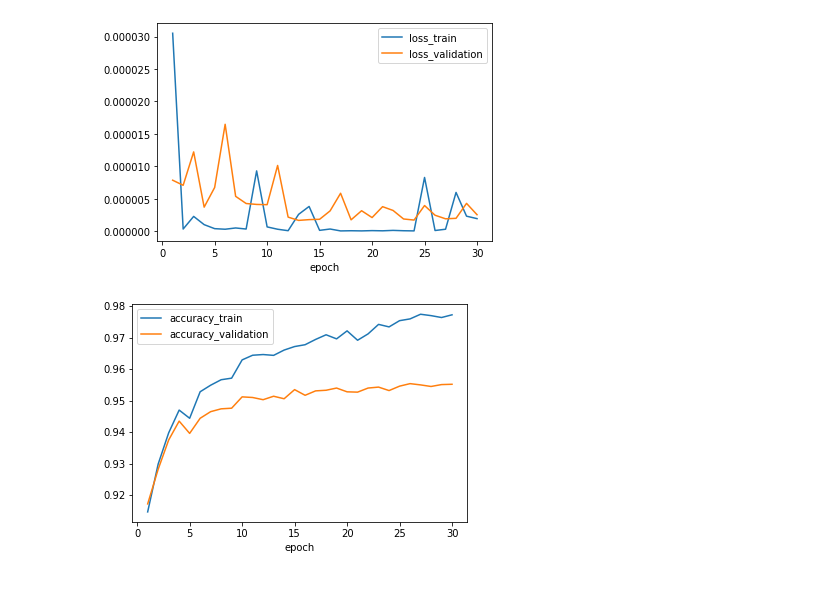
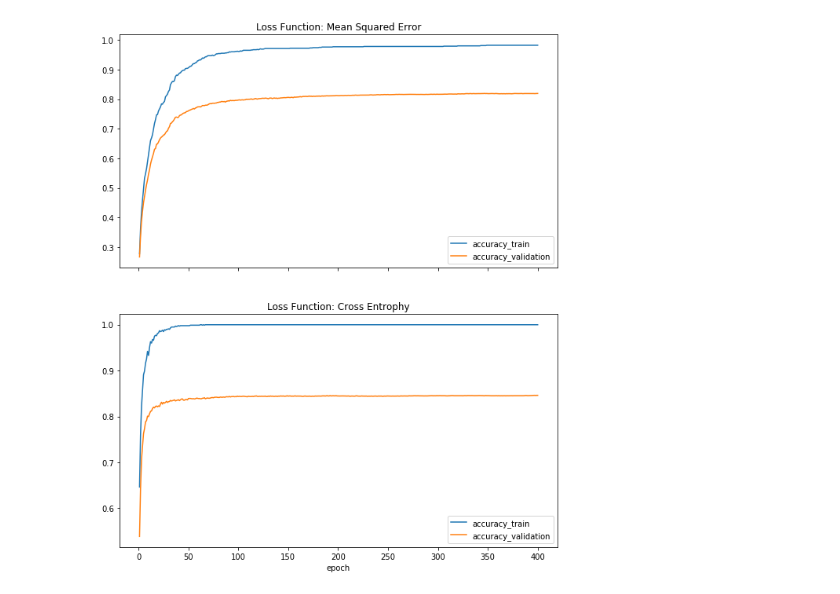
Before and after one commit to calldrj/Deep.Learning, a Jupyter notebook: data/visualize_training.ipynb, the cells around one changed output. Cells and saved outputs as stored; diff of their text form; code cells hidden in the pictures.

```diff
--- a/data/visualize_training.ipynb
+++ b/data/visualize_training.ipynb
@@ -31 +53,5 @@ plt.show()
+# %%
+plot_accuracy(df_400_MSE, df_400_CE)
+# %% [output]
+[figure, added]
 # %%
@@ -34,14 +61,0 @@ df = pd.read_csv("neuron_net.csv")
-# %%
-ax3 = plt.gca()
-df.plot(kind='line', x='epoch', y='loss_train', ax=ax3)
-df.plot(kind='line', x='epoch', y='loss_validation', ax=ax3)
-plt.show()
-# %% [output]
-[figure, removed]
-# %%
-ax4 = plt.gca()
-df.plot(kind='line', x='epoch', y='accuracy_train', ax=ax4)
-df.plot(kind='line', x='epoch', y='accuracy_validation', ax=ax4)
-plt.show()
-# %% [output]
-[figure, removed]
```
Also changed, not shown: parts of 10 cells of this notebook.
